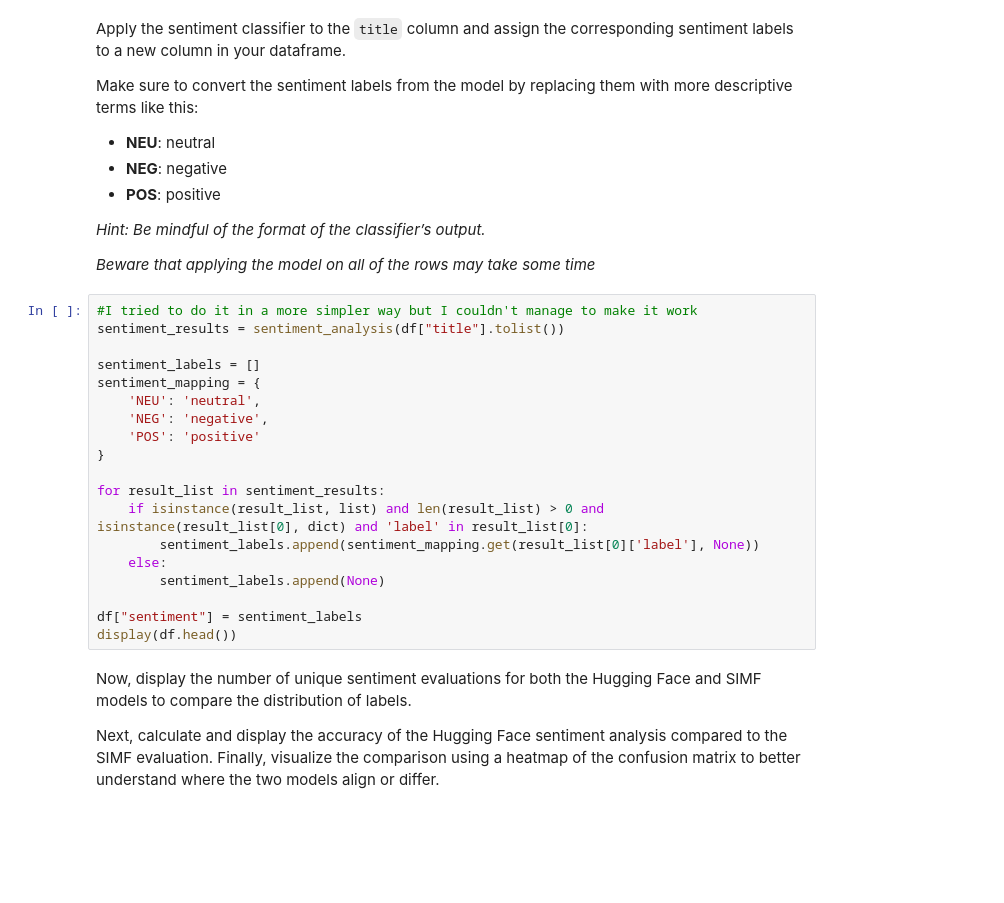
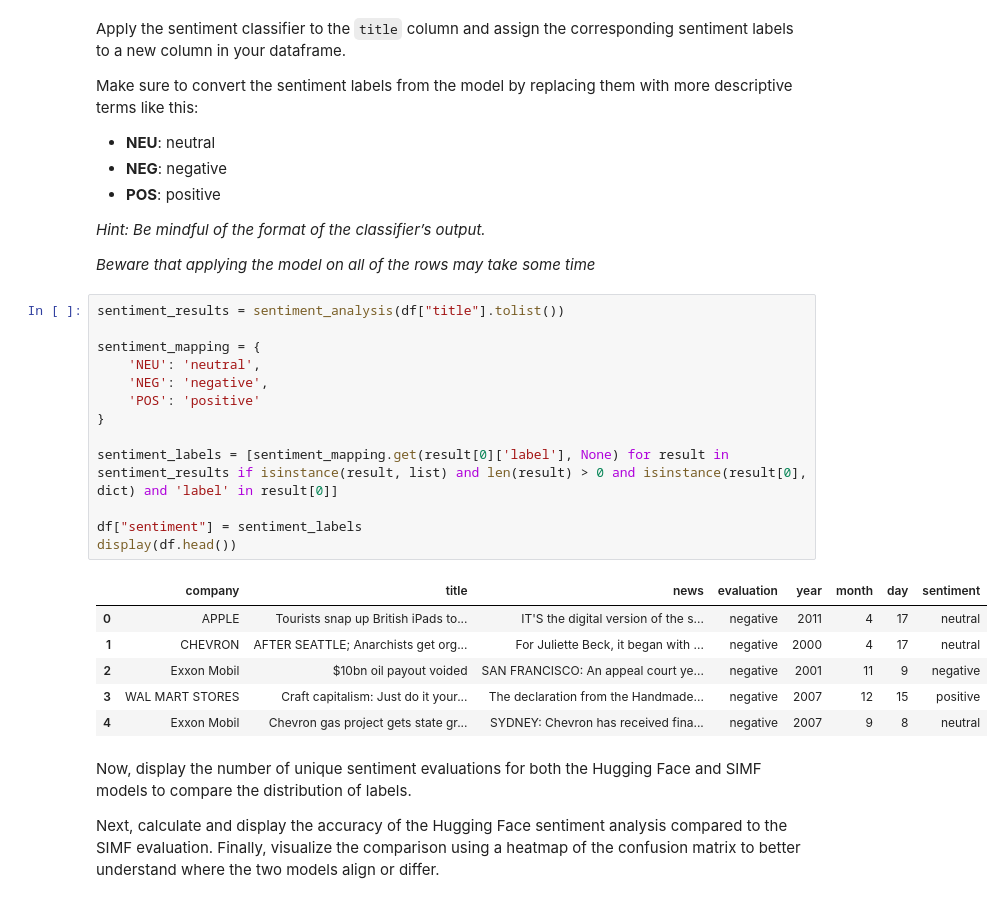
Before and after one commit to AmirJffr/DataScience-and-Machine-Learning-Master-SI, a Jupyter notebook: Assignements/Part 5/Assignment_part_5.ipynb, the cells around one changed output. Drawn from its saved outputs; the diff is of its cells as text; blank space fills up the shorter version.

```diff
--- a/Assignements/Part 5/Assignment_part_5.ipynb
+++ b/Assignements/Part 5/Assignment_part_5.ipynb
@@ -88,24 +100,25 @@ Make sure to convert the sentiment labels from the model by replacing them with
 
 _Beware that applying the model on all of the rows may take some time_
 # %%
-#I tried to do it in a more simpler way but I couldn't manage to make it work
 sentiment_results = sentiment_analysis(df["title"].tolist())
 
-sentiment_labels = []
 sentiment_mapping = {
     'NEU': 'neutral',
     'NEG': 'negative',
     'POS': 'positive'
 }
 
-for result_list in sentiment_results:
-    if isinstance(result_list, list) and len(result_list) > 0 and isinstance(result_list[0], dict) and 'label' in result_list[0]:
-        sentiment_labels.append(sentiment_mapping.get(result_list[0]['label'], None))
-    else:
-        sentiment_labels.append(None)
+sentiment_labels = [sentiment_mapping.get(result[0]['label'], None) for result in sentiment_results if isinstance(result, list) and len(result) > 0 and isinstance(result[0], dict) and 'label' in result[0]]
 
 df["sentiment"] = sentiment_labels
 display(df.head())
+# %% [output]
+|  | company | title | news | evaluation | year | month | day | sentiment |
+| 0 | APPLE | Tourists snap up British iPads to... | IT'S the digital version of the s... | negative | 2011 | 4 | 17 | neutral |
+| 1 | CHEVRON | AFTER SEATTLE; Anarchists get org... | For Juliette Beck, it began with ... | negative | 2000 | 4 | 17 | neutral |
+| 2 | Exxon Mobil | $10bn oil payout voided | SAN FRANCISCO: An appeal court ye... | negative | 2001 | 11 | 9 | negative |
+| 3 | WAL MART STORES | Craft capitalism: Just do it your... | The declaration from the Handmade... | negative | 2007 | 12 | 15 | positive |
+| 4 | Exxon Mobil | Chevron gas project gets state gr... | SYDNEY: Chevron has received fina... | negative | 2007 | 9 | 8 | neutral |
 # %% [markdown]
 Now, display the number of unique sentiment evaluations for both the Hugging Face and SIMF models to compare the distribution of labels.
 
```
Also changed, not shown: parts of 27 cells of this notebook.
